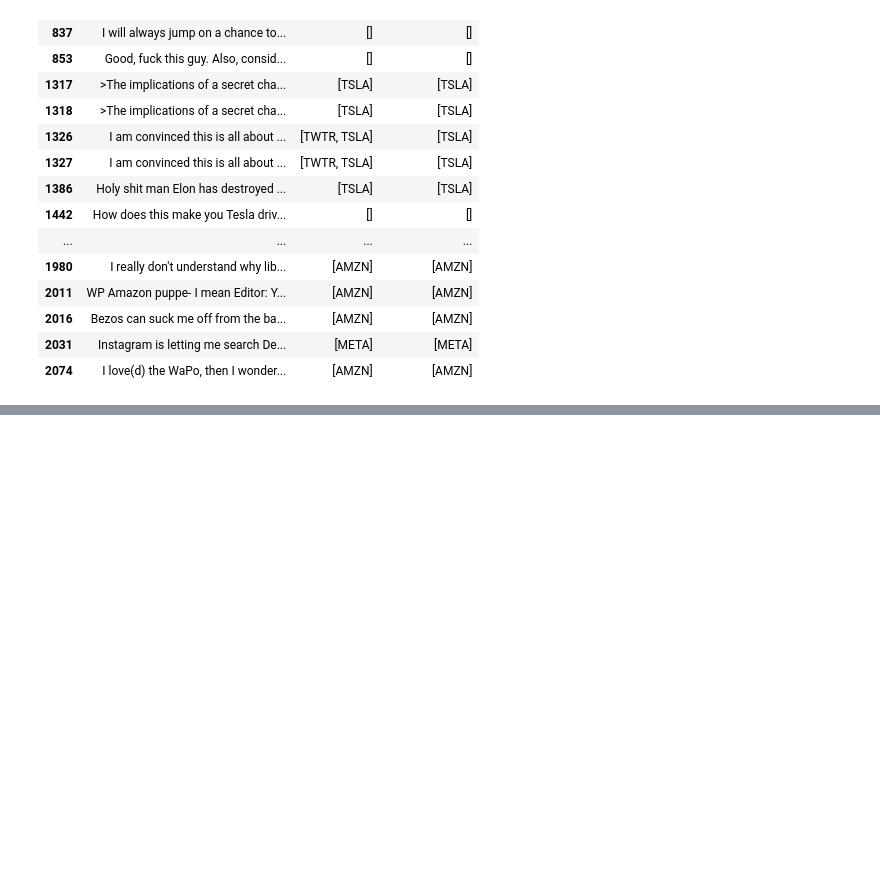
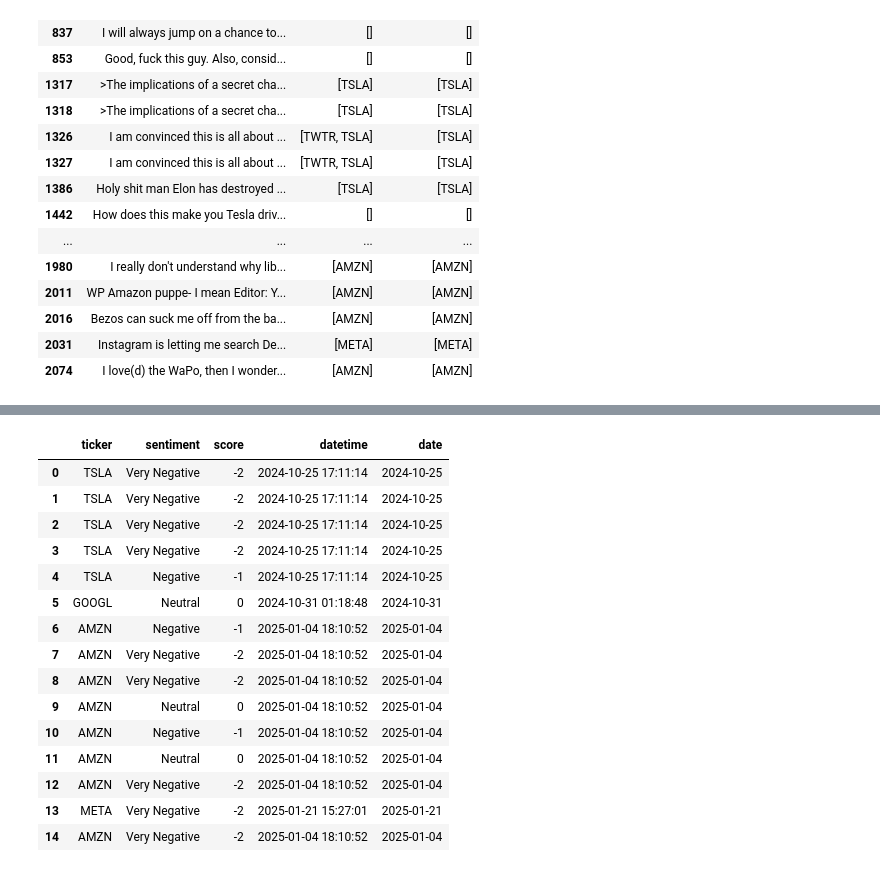
Before and after one commit to giondu/cineca_project, a Jupyter notebook: hugo/LLAMA_of_WallStreet_Hugo.ipynb, the cells around one changed output, grey strips where cells are left out. Saved outputs shown, nothing was run; the diff lists cells and outputs as text; code cells hidden in the pictures; blank space fills up the shorter version.

```diff
--- a/hugo/LLAMA_of_WallStreet_Hugo.ipynb
+++ b/hugo/LLAMA_of_WallStreet_Hugo.ipynb
@@ -707,0 +855,11 @@ comparison[["comments", "broad", "broad_validated"]]
+# %%
+SENTIMENT_TO_SCORE = {
+    Sentiment.VERY_POSITIVE: 2,
+    Sentiment.POSITIVE: 1,
+    Sentiment.NEUTRAL: 0,
+    Sentiment.NEGATIVE: -1,
+    Sentiment.VERY_NEGATIVE: -2,
+}
+
+def sentiment_to_score(sentiment: Sentiment) -> int:
+    return SENTIMENT_TO_SCORE[sentiment]
@@ -707,0 +887,28 @@ comparison[["comments", "broad", "broad_validated"]]
+# %%
+def process_comment(comment: str) -> list[dict]:
+    # Step 1: extract tickers (broad interpretation) and validate them
+    extraction = extract_tickers_with_prompt(comment, TICKER_PROMPT_BROAD)
+    valid = validate_tickers(extraction.tickers)
+
+    # No valid ticker means the comment is not about a tradable company, skip sentiment
+    if not valid:
+        return []
+
+    # Step 2: classify sentiment once for the comment, then map to a score
+    sentiment = classify_sentiment(comment)
+    score = sentiment_to_score(sentiment)
+
+    # Step 3: one row per ticker, sharing the comment's sentiment
+    return [
+        {"ticker": t, "sentiment": sentiment.value, "score": score}
+        for t in valid
+    ]
+# %%
+rows = []
+for _, r in df[mask].head(20).iterrows():
+    for row in process_comment(r["comments"]):
+        row["datetime"] = r["datetime"]
+        rows.append(row)
+
+results_df = pd.DataFrame(rows)
+results_df
@@ -707,0 +945,21 @@ comparison[["comments", "broad", "broad_validated"]]
+# %%
+results_df["datetime"] = pd.to_datetime(results_df["datetime"])
+results_df["date"] = results_df["datetime"].dt.date
+results_df
+# %% [output]
+|  | ticker | sentiment | score | datetime | date |
+| 0 | TSLA | Very Negative | -2 | 2024-10-25 17:11:14 | 2024-10-25 |
+| 1 | TSLA | Very Negative | -2 | 2024-10-25 17:11:14 | 2024-10-25 |
+| 2 | TSLA | Very Negative | -2 | 2024-10-25 17:11:14 | 2024-10-25 |
+| 3 | TSLA | Very Negative | -2 | 2024-10-25 17:11:14 | 2024-10-25 |
+| 4 | TSLA | Negative | -1 | 2024-10-25 17:11:14 | 2024-10-25 |
+| 5 | GOOGL | Neutral | 0 | 2024-10-31 01:18:48 | 2024-10-31 |
+| 6 | AMZN | Negative | -1 | 2025-01-04 18:10:52 | 2025-01-04 |
+| 7 | AMZN | Very Negative | -2 | 2025-01-04 18:10:52 | 2025-01-04 |
+| 8 | AMZN | Very Negative | -2 | 2025-01-04 18:10:52 | 2025-01-04 |
+| 9 | AMZN | Neutral | 0 | 2025-01-04 18:10:52 | 2025-01-04 |
+| 10 | AMZN | Negative | -1 | 2025-01-04 18:10:52 | 2025-01-04 |
+| 11 | AMZN | Neutral | 0 | 2025-01-04 18:10:52 | 2025-01-04 |
+| 12 | AMZN | Very Negative | -2 | 2025-01-04 18:10:52 | 2025-01-04 |
+| 13 | META | Very Negative | -2 | 2025-01-21 15:27:01 | 2025-01-21 |
+| 14 | AMZN | Very Negative | -2 | 2025-01-04 18:10:52 | 2025-01-04 |
```
Also changed, not shown: parts of 32 cells of this notebook, 4 other files.
